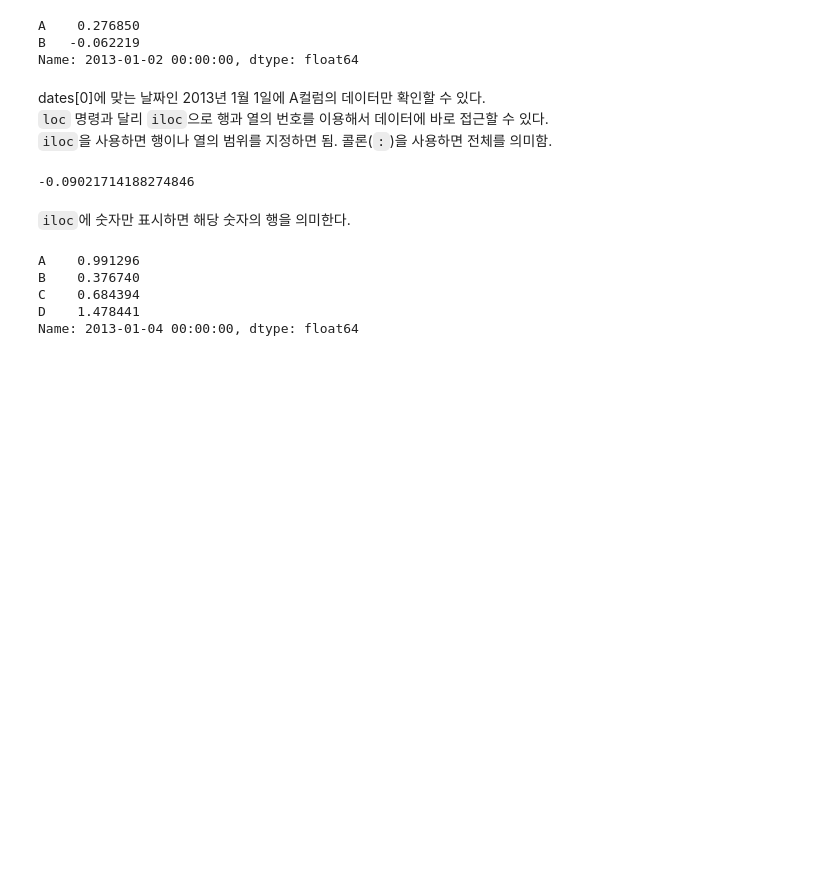
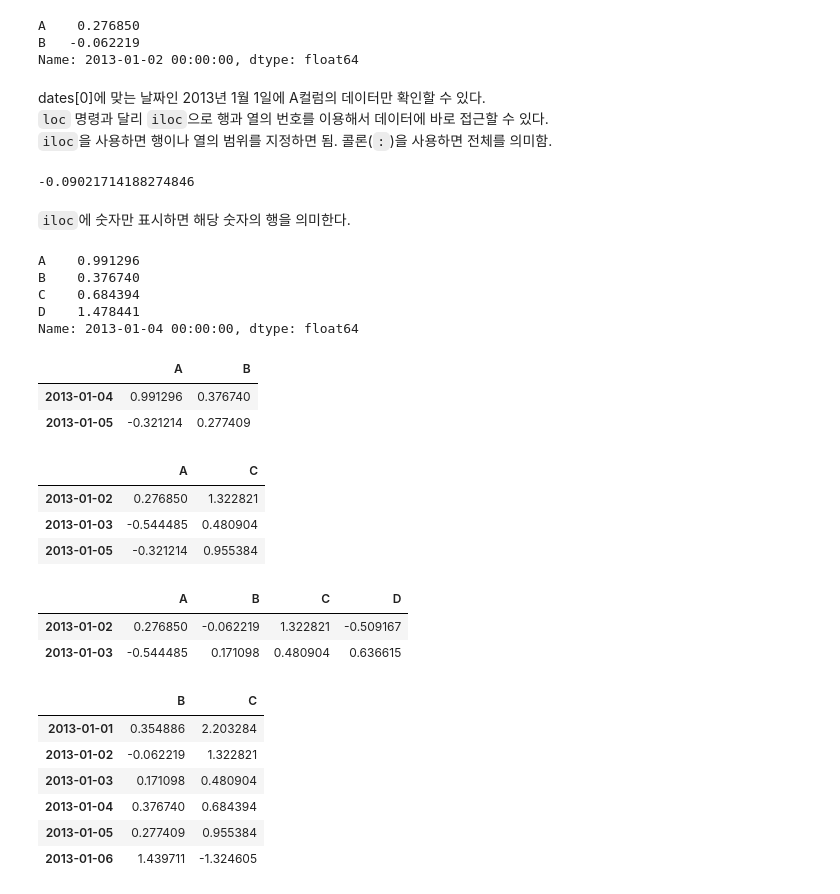
Before and after one commit to KimDoKy/DataScience, a Jupyter notebook: source_code/chap1. Basic of Python, Pandas and Matplotlib via analysis of CCTV in Seoul.ipynb, the cells around one changed output. Saved outputs shown, nothing was run; the diff lists cells and outputs as text; code cells hidden in the pictures; blank space fills up the shorter version.

```diff
--- a/source_code/chap1. Basic of Python, Pandas and Matplotlib via analysis of CCTV in Seoul.ipynb
+++ b/source_code/chap1. Basic of Python, Pandas and Matplotlib via analysis of CCTV in Seoul.ipynb
@@ -313,3 +313,35 @@ B    0.376740
 C    0.684394
 D    1.478441
 Name: 2013-01-04 00:00:00, dtype: float64
+# %%
+# 3번째부터 4번째까지 행과 0번부터 1번까지 열의 데이터만 가져옴
+df.iloc[3:5,0:2]
+# %% [output]
+|  | A | B |
+| 2013-01-04 | 0.991296 | 0.376740 |
+| 2013-01-05 | -0.321214 | 0.277409 |
+# %%
+# 범위가 아니라 콤마(,)로 행이나 열을 지정해서 데이터를 가져옴
+df.iloc[[1,2,4],[0,2]]
+# %% [output]
+|  | A | C |
+| 2013-01-02 | 0.276850 | 1.322821 |
+| 2013-01-03 | -0.544485 | 0.480904 |
+| 2013-01-05 | -0.321214 | 0.955384 |
+# %%
+# 한 쪽 전체를 의미하고 싶을 땐 그냥 클론만 사용
+df.iloc[1:3,:]
+# %% [output]
+|  | A | B | C | D |
+| 2013-01-02 | 0.276850 | -0.062219 | 1.322821 | -0.509167 |
+| 2013-01-03 | -0.544485 | 0.171098 | 0.480904 | 0.636615 |
+# %%
+df.iloc[:,1:3]
+# %% [output]
+|  | B | C |
+| 2013-01-01 | 0.354886 | 2.203284 |
+| 2013-01-02 | -0.062219 | 1.322821 |
+| 2013-01-03 | 0.171098 | 0.480904 |
+| 2013-01-04 | 0.376740 | 0.684394 |
+| 2013-01-05 | 0.277409 | 0.955384 |
+| 2013-01-06 | 1.439711 | -1.324605 |
```
Also changed, not shown: parts of 15 cells of this notebook.
